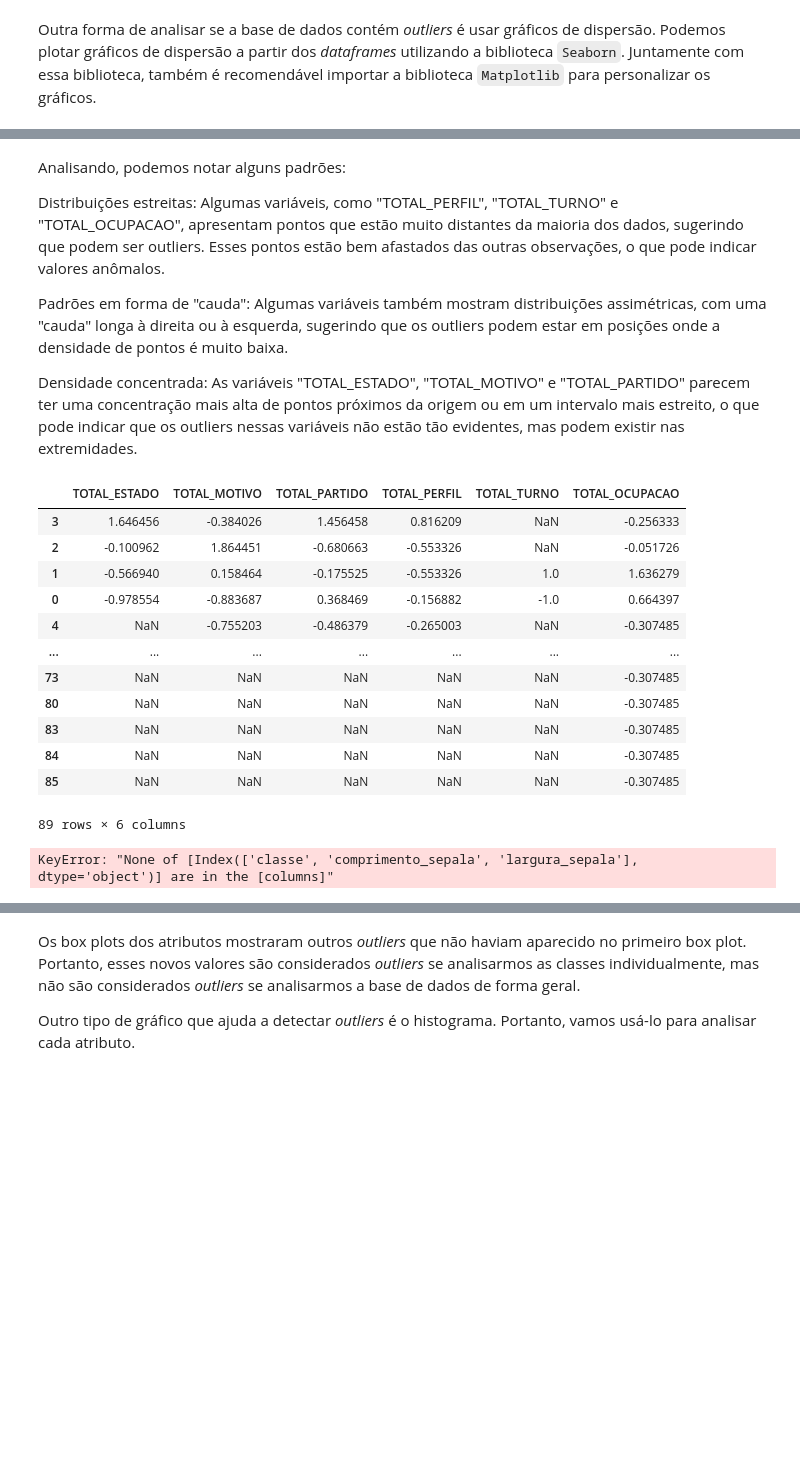
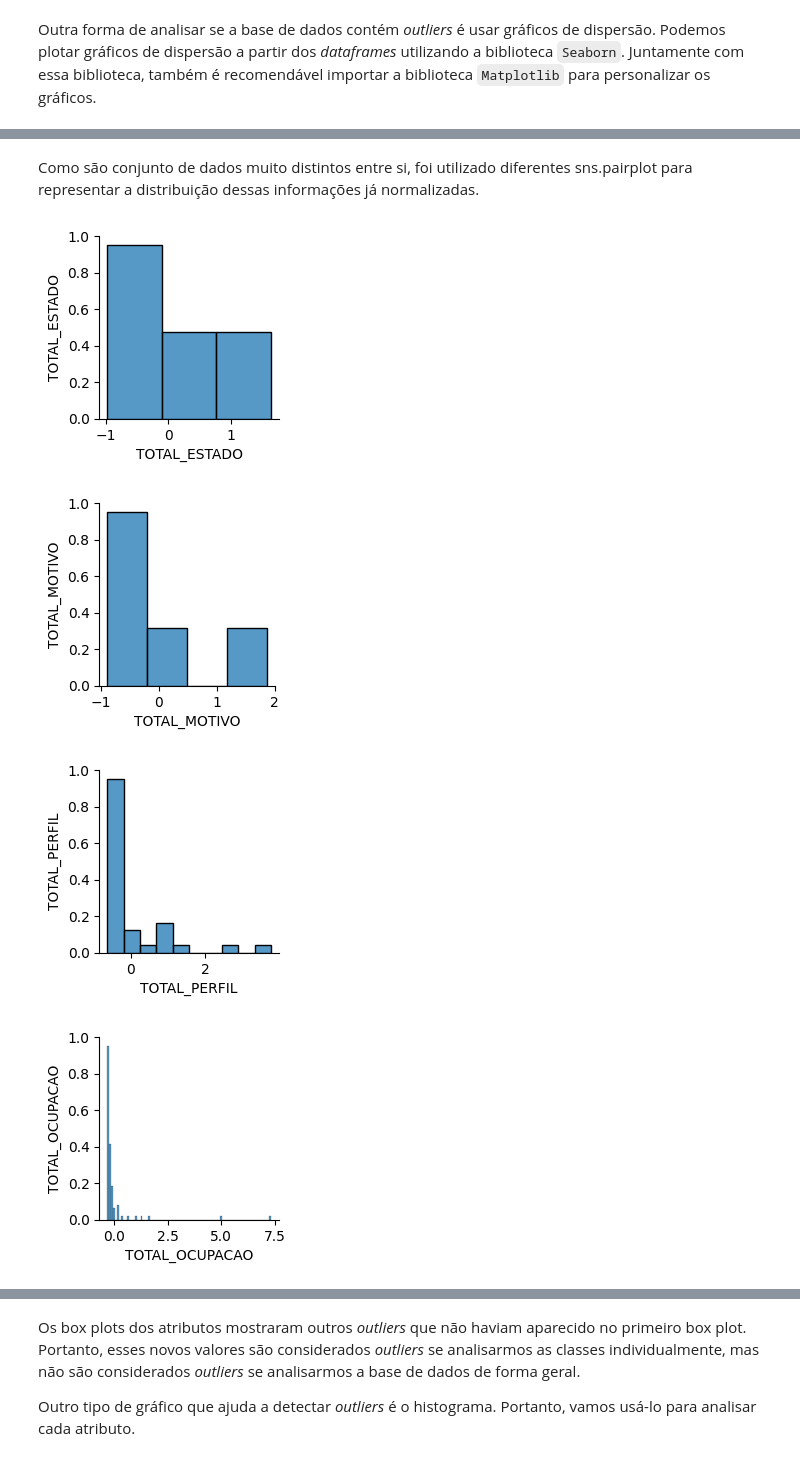
Before and after one commit to theendie/TrabalhoFinal_Coleta, a Jupyter notebook: analise.ipynb, the cells around one changed output, grey strips where cells are left out. Cells and saved outputs as stored; diff of their text form; code cells hidden in the pictures; blank space fills up the shorter version.

Commit message:
finalizei outliers e adicionei algumas correlações

```diff
--- a/analise.ipynb
+++ b/analise.ipynb
@@ -787,37 +1078,28 @@ plt.show()
-# %% [markdown]
-Analisando, podemos notar alguns padrões:
-
-Distribuições estreitas: Algumas variáveis, como "TOTAL_PERFIL", "TOTAL_TURNO" e "TOTAL_OCUPACAO", apresentam pontos que estão muito distantes da maioria dos dados, sugerindo que podem ser outliers. Esses pontos estão bem afastados das outras observações, o que pode indicar valores anômalos.
-
-Padrões em forma de "cauda": Algumas variáveis também mostram distribuições assimétricas, com uma "cauda" longa à direita ou à esquerda, sugerindo que os outliers podem estar em posições onde a densidade de pontos é muito baixa.
-
-Densidade concentrada: As variáveis "TOTAL_ESTADO", "TOTAL_MOTIVO" e "TOTAL_PARTIDO" parecem ter uma concentração mais alta de pontos próximos da origem ou em um intervalo mais estreito, o que pode indicar que os outliers nessas variáveis não estão tão evidentes, mas podem existir nas extremidades.
-# %%
-# # define o scatter plot
-
-display(resultados_combinados)
-
-sns.lmplot(x='comprimento_sepala', y='largura_sepala', data=df_dataset,
-           fit_reg=False,
-           hue='classe')
-
-# cria um título para o gráfico
-plt.title('Comprimento vs largura da sepala')
-
-# mostra o gráfico
-plt.show()
-# %% [output]
-|  | TOTAL_ESTADO | TOTAL_MOTIVO | TOTAL_PARTIDO | TOTAL_PERFIL | TOTAL_TURNO | TOTAL_OCUPACAO |
-| 3 | 1.646456 | -0.384026 | 1.456458 | 0.816209 | NaN | -0.256333 |
-| 2 | -0.100962 | 1.864451 | -0.680663 | -0.553326 | NaN | -0.051726 |
-| 1 | -0.566940 | 0.158464 | -0.175525 | -0.553326 | 1.0 | 1.636279 |
-| 0 | -0.978554 | -0.883687 | 0.368469 | -0.156882 | -1.0 | 0.664397 |
-| 4 | NaN | -0.755203 | -0.486379 | -0.265003 | NaN | -0.307485 |
-| ... | ... | ... | ... | ... | ... | ... |
-| 73 | NaN | NaN | NaN | NaN | NaN | -0.307485 |
-| 80 | NaN | NaN | NaN | NaN | NaN | -0.307485 |
-| 83 | NaN | NaN | NaN | NaN | NaN | -0.307485 |
-| 84 | NaN | NaN | NaN | NaN | NaN | -0.307485 |
-| 85 | NaN | NaN | NaN | NaN | NaN | -0.307485 |
-89 rows × 6 columns
-KeyError: "None of [Index(['classe', 'comprimento_sepala', 'largura_sepala'], dtype='object')] are in the [columns]"
+# %% [markdown]
+Como são conjunto de dados muito distintos entre si, foi utilizado diferentes sns.pairplot para representar a distribuição dessas informações já normalizadas.
+# %%
+sns.pairplot(cassacoes_por_estado_normalizado)
+plt.show()
+
+sns.pairplot(cassacoes_por_motivo_normalizado)
+plt.show()
+
+sns.pairplot(cassacoes_por_perfil_normalizado)
+plt.show()
+
+sns.pairplot(cassacoes_por_ocupacao_normalizado)
+plt.show()
+
+sns.pairplot(cassacoes_por_turno_normalizado)
+plt.show()
+
+sns.pairplot(cassacoes_por_raca_normalizado)
+plt.show()
+
+sns.pairplot(cassacoes_por_partido_normalizado)
+plt.show()
+# %% [output]
+[figure, added]
+[figure, added]
+[figure, added]
+[figure, added]
```
Also changed, not shown: parts of 66 cells of this notebook, 7 other files.
